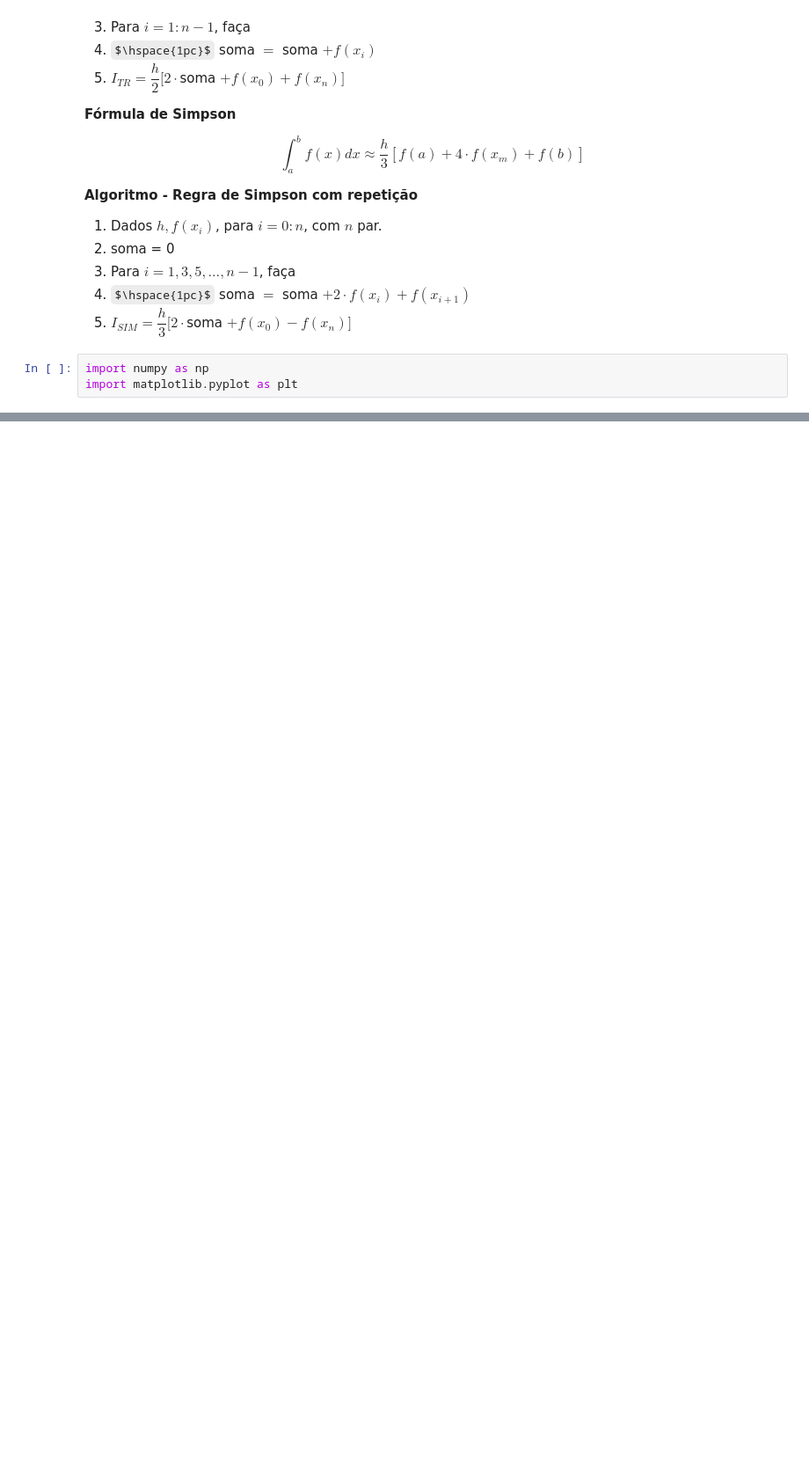
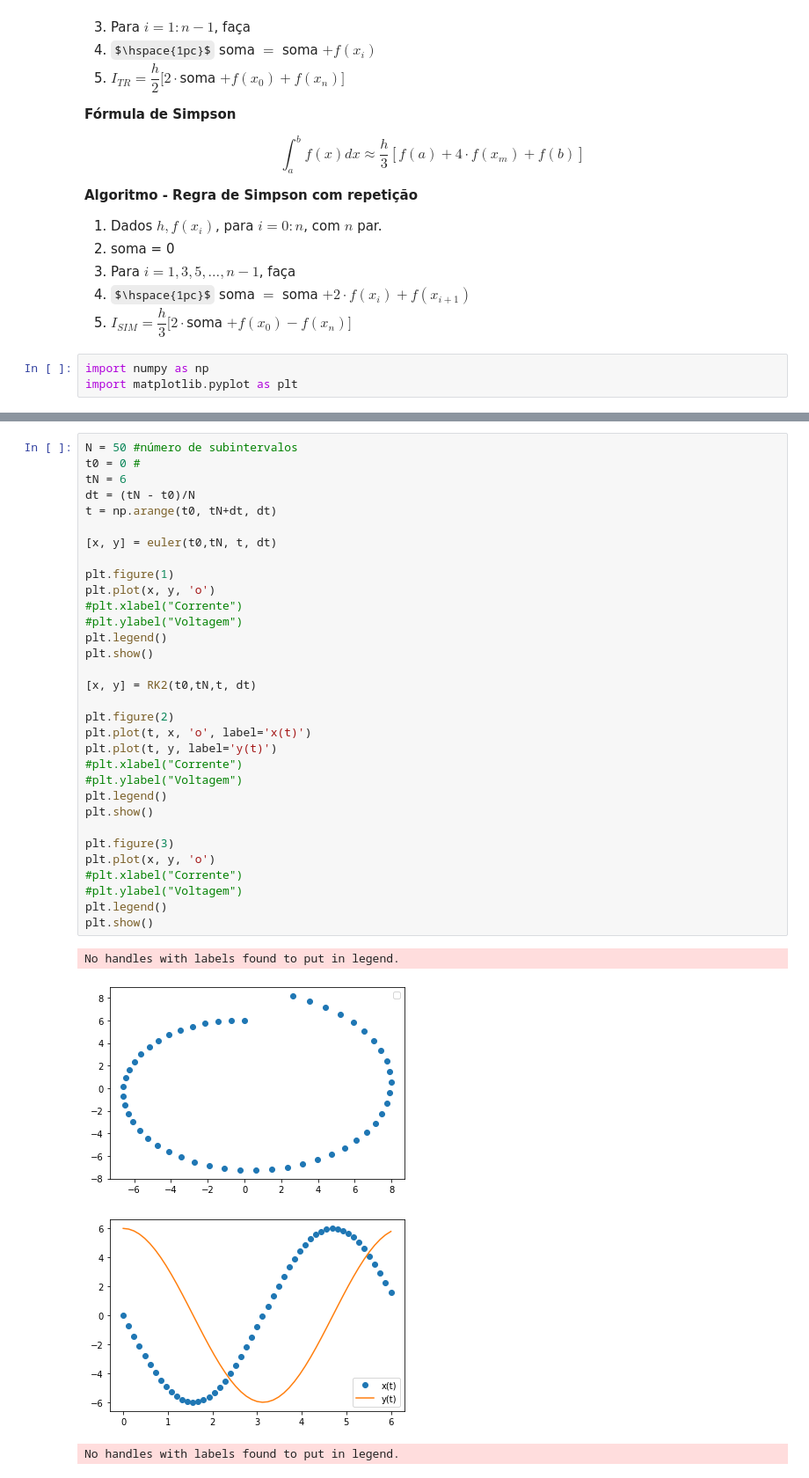
Before and after one commit to pccalegari/exemplos-CN, a Jupyter notebook: CN_unidade5.ipynb, the cells around one changed output, grey strips where cells are left out. Shown: that part at 88% size. Drawn from its saved outputs; the diff is of its cells as text; some formulas as TeX source; blank space fills up the shorter version.

```diff
--- a/CN_unidade5.ipynb
+++ b/CN_unidade5.ipynb
@@ -100,0 +169,37 @@ print(S)
+# %%
+N = 50 #número de subintervalos
+t0 = 0 #
+tN = 6
+dt = (tN - t0)/N
+t = np.arange(t0, tN+dt, dt)
+
+[x, y] = euler(t0,tN, t, dt)
+
+plt.figure(1)
+plt.plot(x, y, 'o')
+#plt.xlabel("Corrente")
+#plt.ylabel("Voltagem")
+plt.legend()
+plt.show()
+
+[x, y] = RK2(t0,tN,t, dt)
+
+plt.figure(2)
+plt.plot(t, x, 'o', label='x(t)')
+plt.plot(t, y, label='y(t)')
+#plt.xlabel("Corrente")
+#plt.ylabel("Voltagem")
+plt.legend()
+plt.show()
+
+plt.figure(3)
+plt.plot(x, y, 'o')
+#plt.xlabel("Corrente")
+#plt.ylabel("Voltagem")
+plt.legend()
+plt.show()
+# %% [output]
+No handles with labels found to put in legend.
+[figure, added]
+[figure, added]
+No handles with labels found to put in legend.
```
Also changed, not shown: parts of 8 cells of this notebook.
